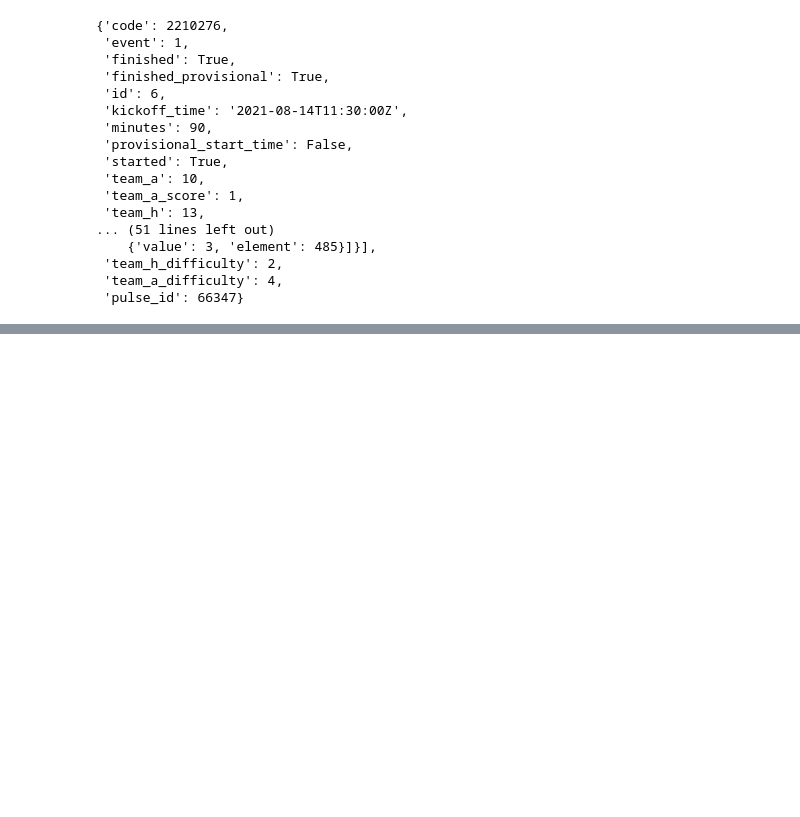
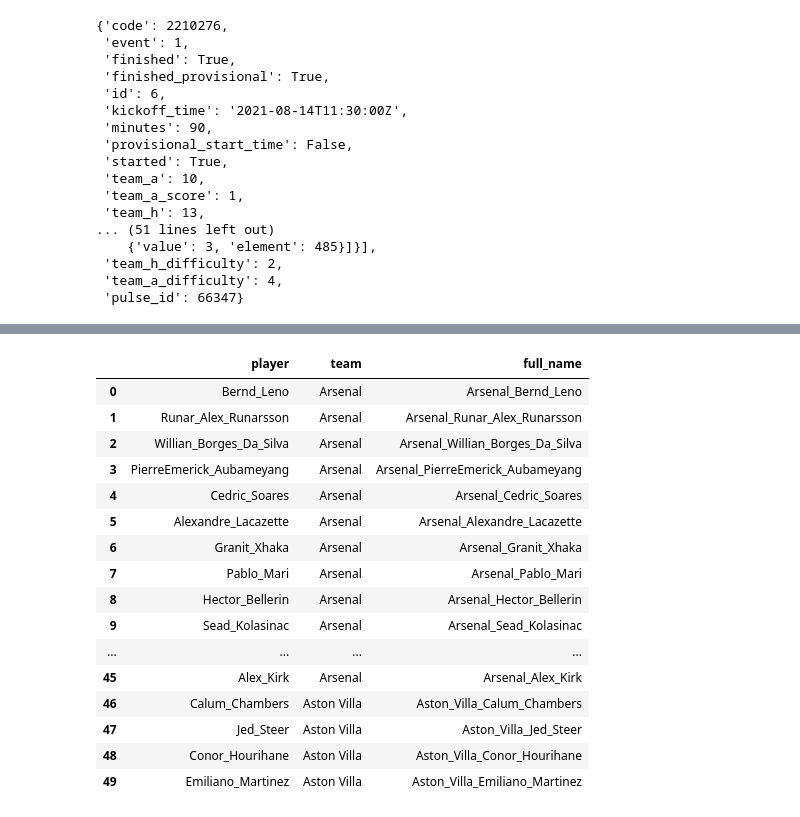
Before and after one commit to echang1802/fpl_lp, a Jupyter notebook: create_data_file.ipynb, the cells around one changed output, grey strips where cells are left out. Drawn from its saved outputs; the diff is of its cells as text; code cells hidden in the pictures; blank space fills up the shorter version.

```diff
--- a/create_data_file.ipynb
+++ b/create_data_file.ipynb
@@ -296,0 +353,6 @@ season_scores = pd.DataFrame()
+# %%
+import pandas as pd
+players_clubs = pd.read_csv("models/data/players_teams.dat", sep = "\t", header = None)
+players_clubs.rename(columns = {0: "player", 1: "team"}, inplace = True)
+players_clubs["full_name"] = players_clubs.apply(lambda x: f"{x.team}_{x.player}", axis = 1)
+players_clubs.head()
@@ -296,0 +366,21 @@ season_scores = pd.DataFrame()
+# %%
+players_clubs["full_name"] = players_clubs.apply(lambda x: f"{x.team.replace(' ', '_')}_{x.player}", axis = 1)
+players_clubs.head(50)
+# %% [output]
+|  | player | team | full_name |
+| 0 | Bernd_Leno | Arsenal | Arsenal_Bernd_Leno |
+| 1 | Runar_Alex_Runarsson | Arsenal | Arsenal_Runar_Alex_Runarsson |
+| 2 | Willian_Borges_Da_Silva | Arsenal | Arsenal_Willian_Borges_Da_Silva |
+| 3 | PierreEmerick_Aubameyang | Arsenal | Arsenal_PierreEmerick_Aubameyang |
+| 4 | Cedric_Soares | Arsenal | Arsenal_Cedric_Soares |
+| 5 | Alexandre_Lacazette | Arsenal | Arsenal_Alexandre_Lacazette |
+| 6 | Granit_Xhaka | Arsenal | Arsenal_Granit_Xhaka |
+| 7 | Pablo_Mari | Arsenal | Arsenal_Pablo_Mari |
+| 8 | Hector_Bellerin | Arsenal | Arsenal_Hector_Bellerin |
+| 9 | Sead_Kolasinac | Arsenal | Arsenal_Sead_Kolasinac |
+| ... | ... | ... | ... |
+| 45 | Alex_Kirk | Arsenal | Arsenal_Alex_Kirk |
+| 46 | Calum_Chambers | Aston Villa | Aston_Villa_Calum_Chambers |
+| 47 | Jed_Steer | Aston Villa | Aston_Villa_Jed_Steer |
+| 48 | Conor_Hourihane | Aston Villa | Aston_Villa_Conor_Hourihane |
+| 49 | Emiliano_Martinez | Aston Villa | Aston_Villa_Emiliano_Martinez |
```
Also changed, not shown: parts of 13 cells of this notebook, 8 other files.
